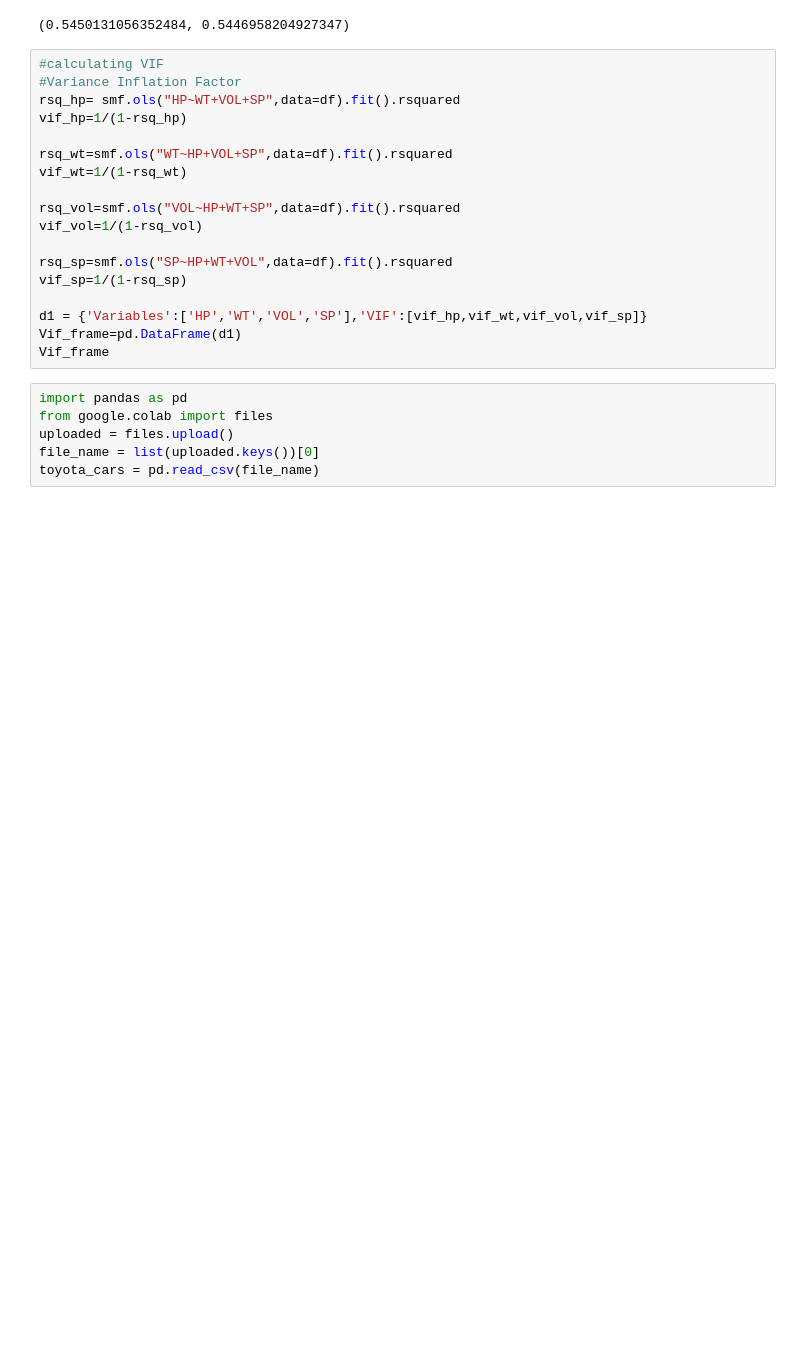
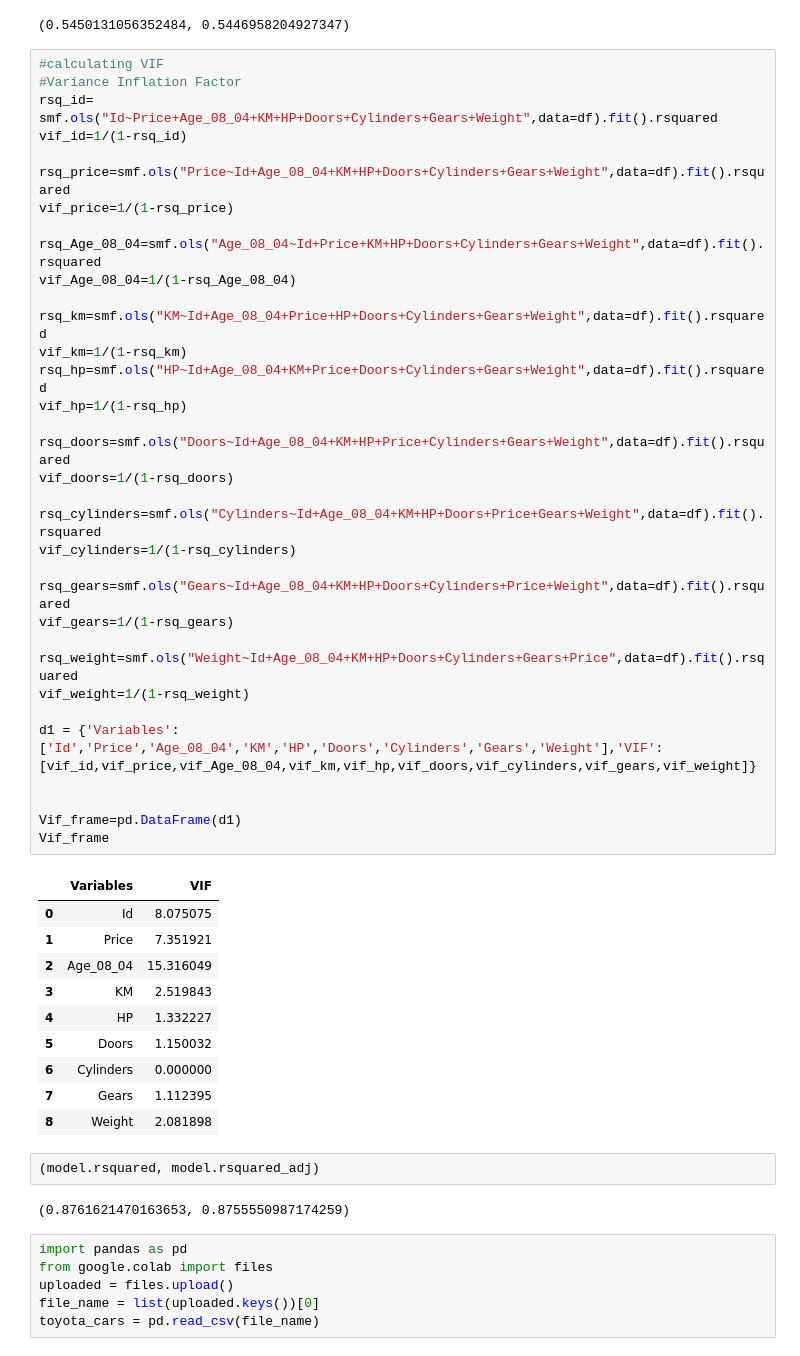
Before and after one commit to Saicharan1818/theta, a Jupyter notebook: toyotacar.ipynb, the cells around one changed output. Cells and saved outputs as stored; diff of their text form; blank space fills up the shorter version.

```diff
--- a/toyotacar.ipynb
+++ b/toyotacar.ipynb
@@ -135,24 +135,55 @@ dtype: float64
 (ml_v.rsquared,ml_v.rsquared_adj)
 # %% [output]
 (0.5450131056352484, 0.5446958204927347)
-# %%
-#calculating VIF
-#Variance Inflation Factor
-rsq_hp= smf.ols("HP~WT+VOL+SP",data=df).fit().rsquared
-vif_hp=1/(1-rsq_hp)
-
-rsq_wt=smf.ols("WT~HP+VOL+SP",data=df).fit().rsquared
-vif_wt=1/(1-rsq_wt)
-
-rsq_vol=smf.ols("VOL~HP+WT+SP",data=df).fit().rsquared
-vif_vol=1/(1-rsq_vol)
-
-rsq_sp=smf.ols("SP~HP+WT+VOL",data=df).fit().rsquared
-vif_sp=1/(1-rsq_sp)
-
-d1 = {'Variables':['HP','WT','VOL','SP'],'VIF':[vif_hp,vif_wt,vif_vol,vif_sp]}
-Vif_frame=pd.DataFrame(d1)
-Vif_frame
+# %%
+#calculating VIF
+#Variance Inflation Factor
+rsq_id= smf.ols("Id~Price+Age_08_04+KM+HP+Doors+Cylinders+Gears+Weight",data=df).fit().rsquared
+vif_id=1/(1-rsq_id)
+
+rsq_price=smf.ols("Price~Id+Age_08_04+KM+HP+Doors+Cylinders+Gears+Weight",data=df).fit().rsquared
+vif_price=1/(1-rsq_price)
+
+rsq_Age_08_04=smf.ols("Age_08_04~Id+Price+KM+HP+Doors+Cylinders+Gears+Weight",data=df).fit().rsquared
+vif_Age_08_04=1/(1-rsq_Age_08_04)
+
+rsq_km=smf.ols("KM~Id+Age_08_04+Price+HP+Doors+Cylinders+Gears+Weight",data=df).fit().rsquared
+vif_km=1/(1-rsq_km)
+rsq_hp=smf.ols("HP~Id+Age_08_04+KM+Price+Doors+Cylinders+Gears+Weight",data=df).fit().rsquared
+vif_hp=1/(1-rsq_hp)
+
+rsq_doors=smf.ols("Doors~Id+Age_08_04+KM+HP+Price+Cylinders+Gears+Weight",data=df).fit().rsquared
+vif_doors=1/(1-rsq_doors)
+
+rsq_cylinders=smf.ols("Cylinders~Id+Age_08_04+KM+HP+Doors+Price+Gears+Weight",data=df).fit().rsquared
+vif_cylinders=1/(1-rsq_cylinders)
+
+rsq_gears=smf.ols("Gears~Id+Age_08_04+KM+HP+Doors+Cylinders+Price+Weight",data=df).fit().rsquared
+vif_gears=1/(1-rsq_gears)
+
+rsq_weight=smf.ols("Weight~Id+Age_08_04+KM+HP+Doors+Cylinders+Gears+Price",data=df).fit().rsquared
+vif_weight=1/(1-rsq_weight)
+
+d1 = {'Variables':['Id','Price','Age_08_04','KM','HP','Doors','Cylinders','Gears','Weight'],'VIF':[vif_id,vif_price,vif_Age_08_04,vif_km,vif_hp,vif_doors,vif_cylinders,vif_gears,vif_weight]}
+
+
+Vif_frame=pd.DataFrame(d1)
+Vif_frame
+# %% [output]
+|  | Variables | VIF |
+| 0 | Id | 8.075075 |
+| 1 | Price | 7.351921 |
+| 2 | Age_08_04 | 15.316049 |
+| 3 | KM | 2.519843 |
+| 4 | HP | 1.332227 |
+| 5 | Doors | 1.150032 |
+| 6 | Cylinders | 0.000000 |
+| 7 | Gears | 1.112395 |
+| 8 | Weight | 2.081898 |
+# %%
+(model.rsquared, model.rsquared_adj)
+# %% [output]
+(0.8761621470163653, 0.8755550987174259)
 # %%
 import pandas as pd
 from google.colab import files
```
Also changed, not shown: parts of 3 cells of this notebook.
